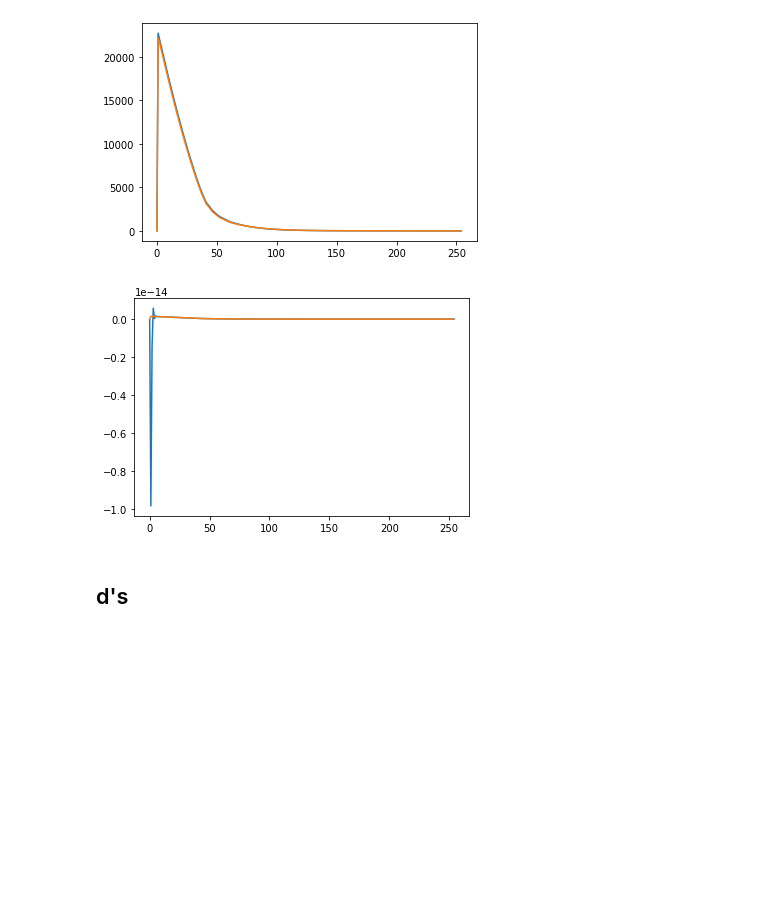
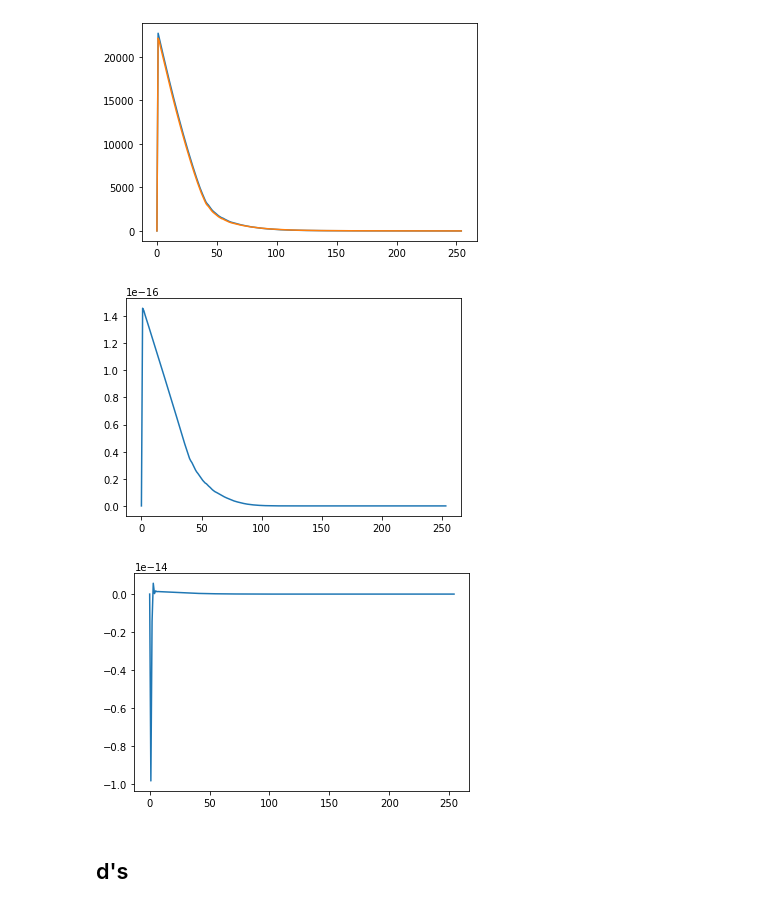
Before and after one commit to nuLABatUSD/BBN_sterile_decay, a Jupyter notebook: alterbbn_v2.2/CheckCSVFileAccuracy.ipynb, the cells around one changed output. Saved outputs shown, nothing was run; the diff lists cells and outputs as text; code cells hidden in the pictures; blank space fills up the shorter version.

Commit message:
ran array_csv with alter_vs and graphs are WACKY. also added a file to check the arrays a,b,c,d,T.

```diff
--- a/alterbbn_v2.2/CheckCSVFileAccuracy.ipynb
+++ b/alterbbn_v2.2/CheckCSVFileAccuracy.ipynb
@@ -47,8 +47,14 @@ df_a_dqdt_hannah = pd.read_csv("300-7e-05-FullTestNew/mass_300_mix_7e-05_a_dqdt.
 
 fig = plt.figure()
 
-for frame in [df_a_dqdt, df_a_dqdt_hannah]:
+for frame in [df_a_dqdt_hannah]:
     plt.plot(frame.index, frame['output'])
 
 plt.show()
+
+
+for frame in [df_a_dqdt]:
+    plt.plot(frame.index, frame['output'])
+
+plt.show()
 # %% [output]
@@ -97,8 +104,11 @@ df_b_dqdt_hannah = pd.read_csv("300-7e-05-FullTestNew/mass_300_mix_7e-05_b_dqdt.
 
 fig = plt.figure()
 
-for frame in [df_b_dqdt, df_b_dqdt_hannah]:
+for frame in [df_b_dqdt_hannah]:
     plt.plot(frame.index, frame['output'])
 
 plt.show()
+
+plt.plot(df_b_dqdt.index, df_b_dqdt['output'])
+plt.show()
 # %% [output]
@@ -144,15 +155,21 @@ plt.show()
 # %%
 df_c_dqdt = pd.read_csv("CSV Files/c_dqdt.csv", names=["index", "output"], index_col=False, usecols = ["output"])
 df_c_dqdt_hannah = pd.read_csv("300-7e-05-FullTestNew/mass_300_mix_7e-05_c_dqdt.csv", names=["index", "output"], index_col=False, usecols = ["output"])
 
 fig = plt.figure()
 
-for frame in [df_c_dqdt, df_c_dqdt_hannah]:
+
+for frame in [df_c_dqdt_hannah]:
     plt.plot(frame.index, frame['output'])
 
 plt.show()
+plt.plot(df_c_dqdt.index, df_c_dqdt['output'])
+
+#plt.xlim(0,20)
+plt.show()
 # %% [output]
-[figure, old version]
+[figure, new version]
+[figure, added]
 # %% [markdown]
 ## d's
 # %%
```
Also changed, not shown: parts of 3 cells of this notebook, 9 other files.
